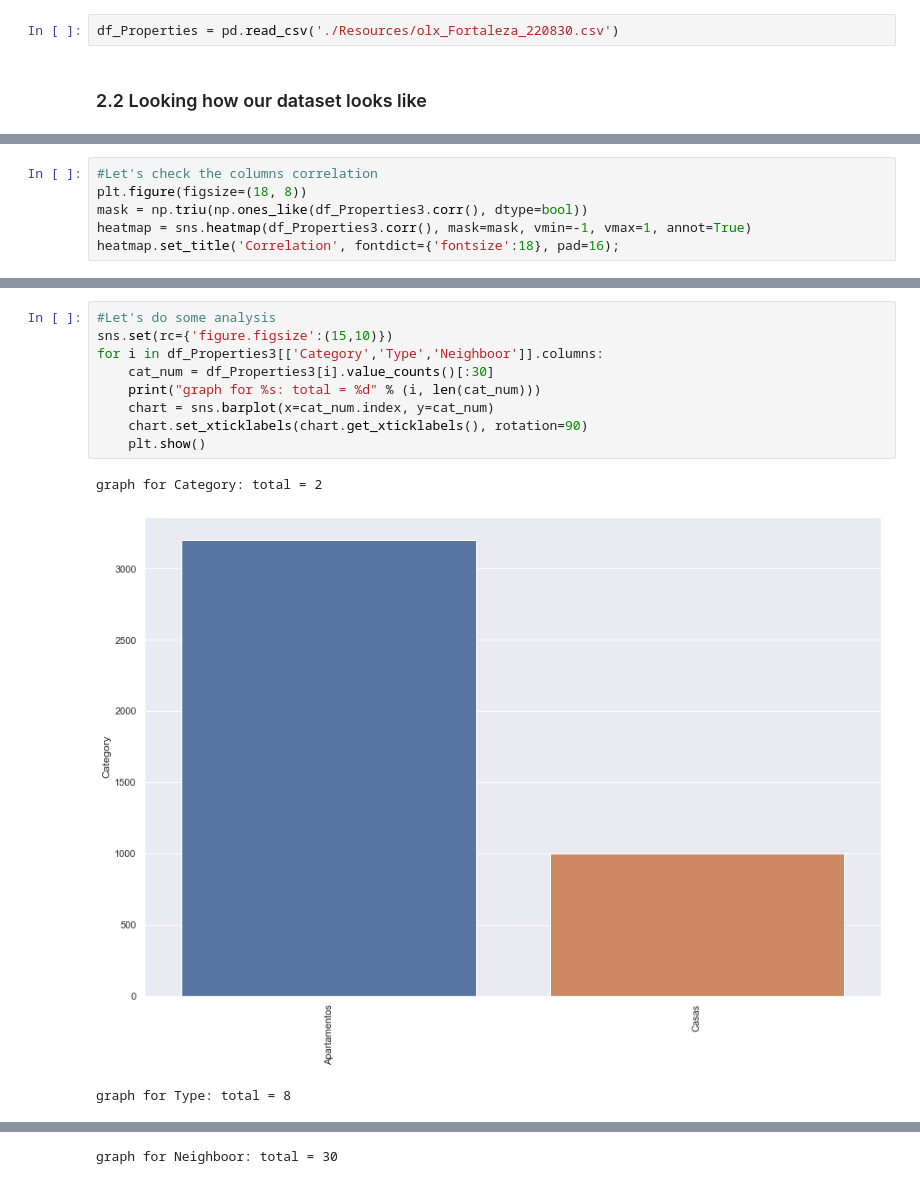
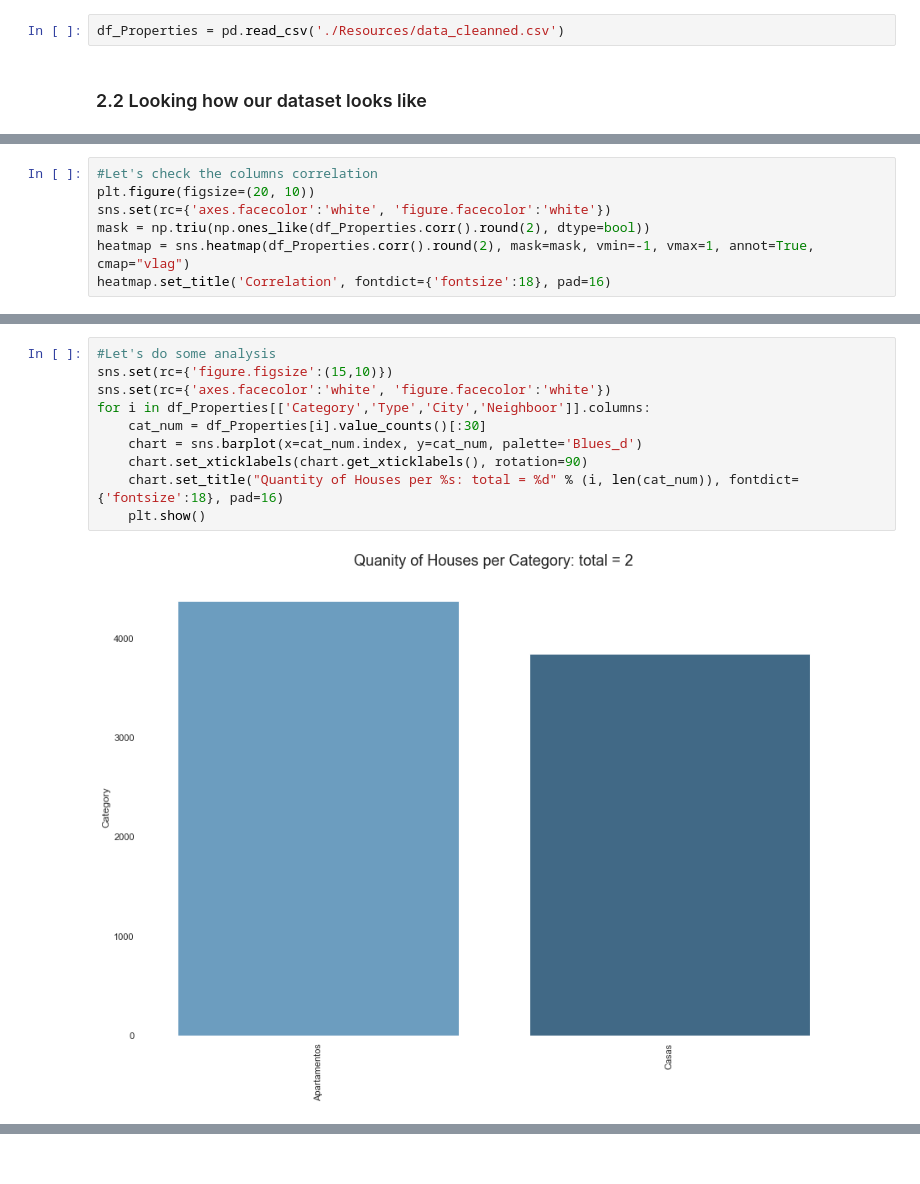
Before and after one commit to hinnecco/House_Data_Analysis, a Jupyter notebook: EDA - Fortaleza House.ipynb, the cells around one changed output, grey strips where cells are left out. Cells and saved outputs as stored; diff of their text form.

```diff
--- a/EDA - Fortaleza House.ipynb
+++ b/EDA - Fortaleza House.ipynb
@@ -26,7 +26,7 @@ warnings.filterwarnings('ignore')
 
 ### 2.1 Loading the data using pandas and creating a DataFrame
 # %%
-df_Properties = pd.read_csv('./Resources/olx_Fortaleza_220830.csv')
+df_Properties = pd.read_csv('./Resources/data_cleanned.csv')
 # %% [markdown]
 
 ### 2.2 Looking how our dataset looks like
@@ -811,7 +65,8 @@ df_Properties3['square_meter_price'] = df_Properties3['Price_Value']/df_Properti
 # %%
 #Let's check the columns correlation
-plt.figure(figsize=(18, 8))
-mask = np.triu(np.ones_like(df_Properties3.corr(), dtype=bool))
-heatmap = sns.heatmap(df_Properties3.corr(), mask=mask, vmin=-1, vmax=1, annot=True)
-heatmap.set_title('Correlation', fontdict={'fontsize':18}, pad=16);
+plt.figure(figsize=(20, 10))
+sns.set(rc={'axes.facecolor':'white', 'figure.facecolor':'white'})
+mask = np.triu(np.ones_like(df_Properties.corr().round(2), dtype=bool))
+heatmap = sns.heatmap(df_Properties.corr().round(2), mask=mask, vmin=-1, vmax=1, annot=True, cmap="vlag")
+heatmap.set_title('Correlation', fontdict={'fontsize':18}, pad=16)
 # %% [output]
@@ -819,13 +74,12 @@ heatmap.set_title('Correlation', fontdict={'fontsize':18}, pad=16);
 # %%
 #Let's do some analysis
 sns.set(rc={'figure.figsize':(15,10)})
-for i in df_Properties3[['Category','Type','Neighboor']].columns:
-    cat_num = df_Properties3[i].value_counts()[:30]
-    print("graph for %s: total = %d" % (i, len(cat_num)))
-    chart = sns.barplot(x=cat_num.index, y=cat_num)
+sns.set(rc={'axes.facecolor':'white', 'figure.facecolor':'white'})
+for i in df_Properties[['Category','Type','City','Neighboor']].columns:
+    cat_num = df_Properties[i].value_counts()[:30]
+    chart = sns.barplot(x=cat_num.index, y=cat_num, palette='Blues_d')
     chart.set_xticklabels(chart.get_xticklabels(), rotation=90)
+    chart.set_title("Quantity of Houses per %s: total = %d" % (i, len(cat_num)), fontdict={'fontsize':18}, pad=16)
     plt.show()
 # %% [output]
-graph for Category: total = 2
-[figure, old version]
+[figure, new version]
-graph for Type: total = 8
@@ -833 +86,0 @@ graph for Type: total = 8
-graph for Neighboor: total = 30
```
Also changed, not shown: parts of 80 cells of this notebook, 3 other files.
